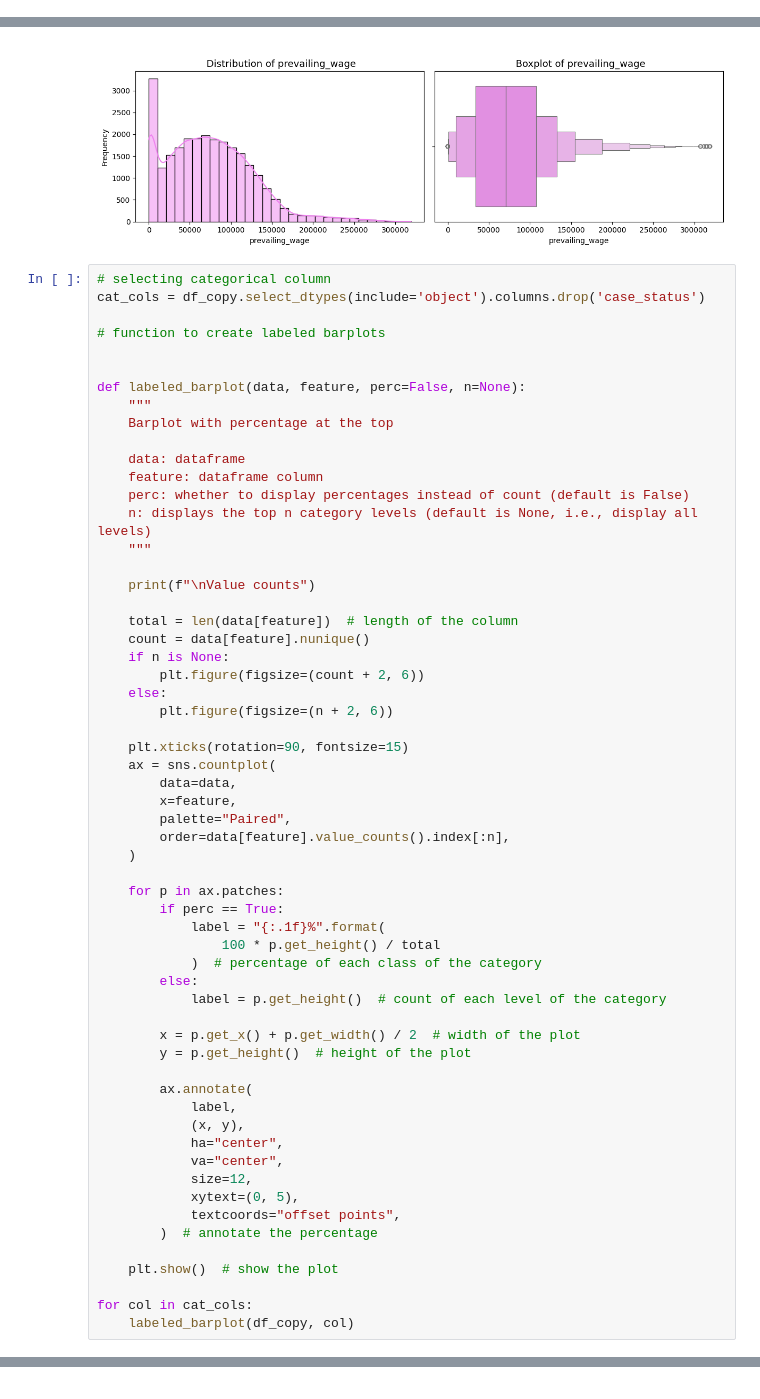
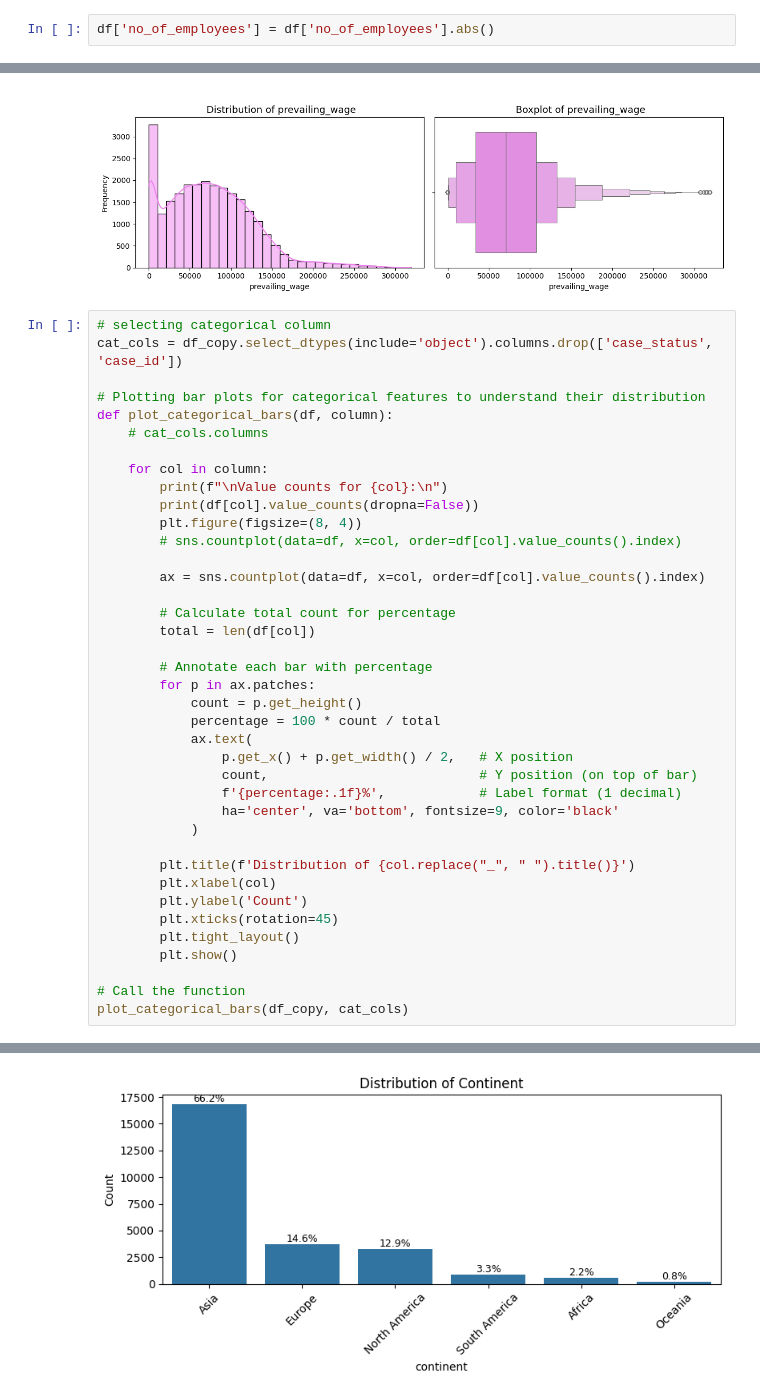
Before and after one commit to Hardemiyiwa/abeokuta, a Jupyter notebook: backend_ml/week_14/project.ipynb, the cells around one changed output, grey strips where cells are left out. Cells and saved outputs as stored; diff of their text form.

```diff
--- a/backend_ml/week_14/project.ipynb
+++ b/backend_ml/week_14/project.ipynb
@@ -94,6 +94,8 @@ case_status              0
 dtype: int64
 # %% [markdown]
 No  missing value found
+# %%
+df['no_of_employees'] = df['no_of_employees'].abs()
 # %% [markdown]
 #### **Phase 2: Exploratory Data Analysis (EDA)**
 # %%
@@ -140,61 +142,41 @@ for num in num_cols:
 [figure]
 # %%
 # selecting categorical column
-cat_cols = df_copy.select_dtypes(include='object').columns.drop('case_status')
+cat_cols = df_copy.select_dtypes(include='object').columns.drop(['case_status', 'case_id'])
 
-# function to create labeled barplots
+# Plotting bar plots for categorical features to understand their distribution
+def plot_categorical_bars(df, column):
+    # cat_cols.columns
 
+    for col in column:
+        print(f"\nValue counts for {col}:\n")
+        print(df[col].value_counts(dropna=False))
+        plt.figure(figsize=(8, 4))
+        # sns.countplot(data=df, x=col, order=df[col].value_counts().index)
 
-def labeled_barplot(data, feature, perc=False, n=None):
-    """
-    Barplot with percentage at the top
+        ax = sns.countplot(data=df, x=col, order=df[col].value_counts().index)
 
-    data: dataframe
-    feature: dataframe column
-    perc: whether to display percentages instead of count (default is False)
-    n: displays the top n category levels (default is None, i.e., display all levels)
-    """
+        # Calculate total count for percentage
+        total = len(df[col])
 
-    print(f"\nValue counts")
+        # Annotate each bar with percentage
+        for p in ax.patches:
+            count = p.get_height()
+            percentage = 100 * count / total
+            ax.text(
+                p.get_x() + p.get_width() / 2,   # X position
+                count,                           # Y position (on top of bar)
+                f'{percentage:.1f}%',            # Label format (1 decimal)
+                ha='center', va='bottom', fontsize=9, color='black'
+            )
 
-    total = len(data[feature])  # length of the column
-    count = data[feature].nunique()
-    if n is None:
-        plt.figure(figsize=(count + 2, 6))
-    else:
-        plt.figure(figsize=(n + 2, 6))
+        plt.title(f'Distribution of {col.replace("_", " ").title()}')
+        plt.xlabel(col)
+        plt.ylabel('Count')
+        plt.xticks(rotation=45)
+        plt.tight_layout()
+        plt.show()
 
-    plt.xticks(rotation=90, fontsize=15)
-    ax = sns.countplot(
-        data=data,
-        x=feature,
-        palette="Paired",
-        order=data[feature].value_counts().index[:n],
-    )
-
-    for p in ax.patches:
-        if perc == True:
-            label = "{:.1f}%".format(
-                100 * p.get_height() / total
-            )  # percentage of each class of the category
-        else:
-            label = p.get_height()  # count of each level of the category
-
-        x = p.get_x() + p.get_width() / 2  # width of the plot
-        y = p.get_height()  # height of the plot
-
-        ax.annotate(
-            label,
-            (x, y),
-            ha="center",
-            va="center",
-            size=12,
-            xytext=(0, 5),
-            textcoords="offset points",
-        )  # annotate the percentage
-
-    plt.show()  # show the plot
-
-for col in cat_cols:
-    labeled_barplot(df_copy, col)
+# Call the function
+plot_categorical_bars(df_copy, cat_cols)
 # %% [output]
@@ -201,0 +193 @@ Value counts
+[figure, new version]
```
Also changed, not shown: parts of 7 cells of this notebook.
